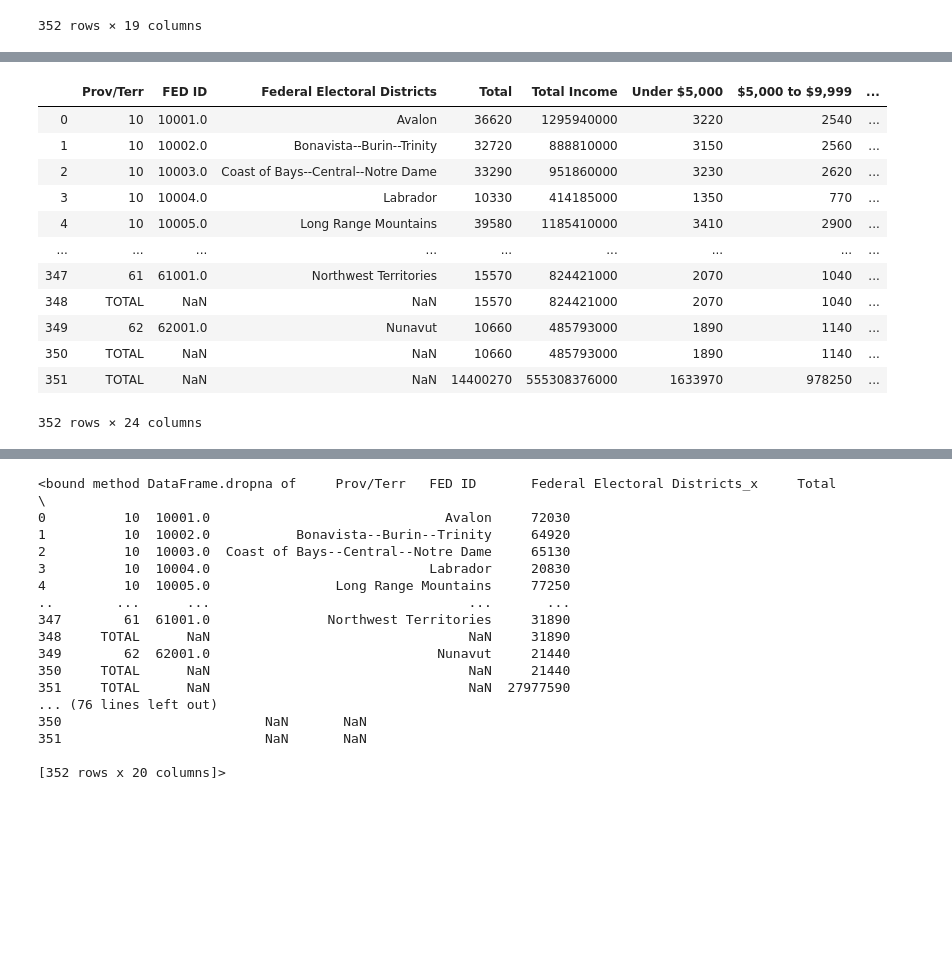
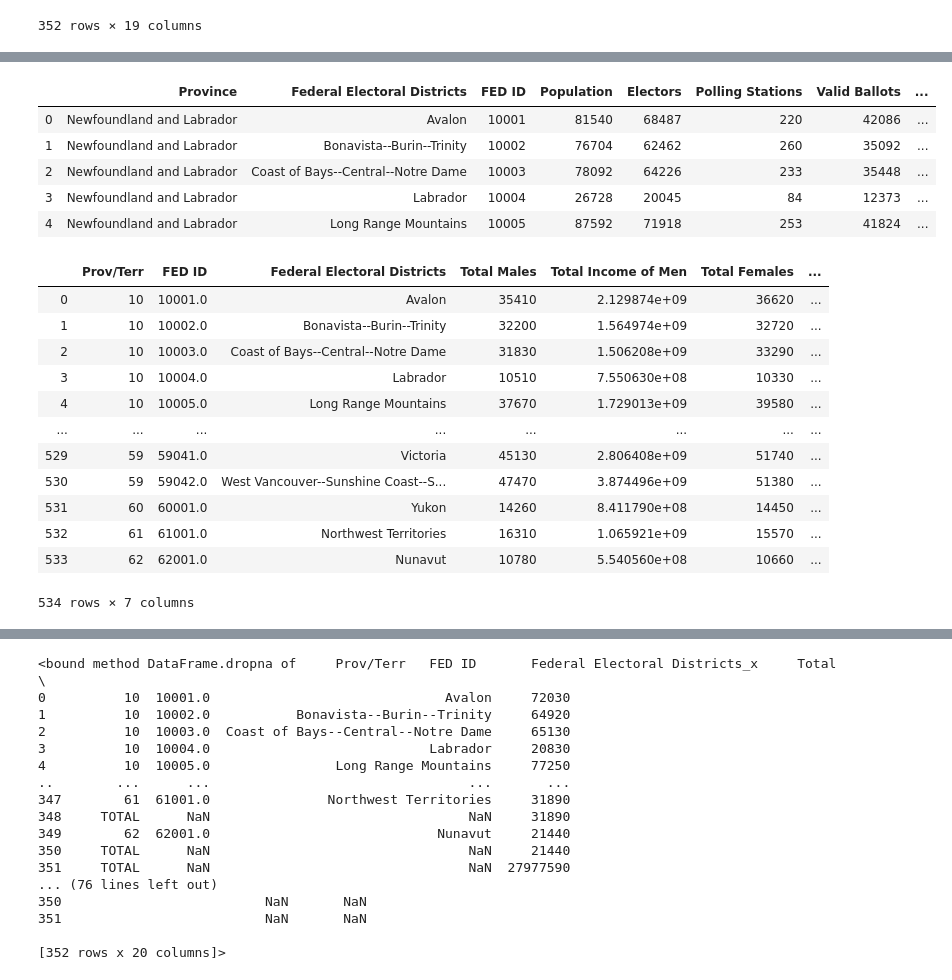
Before and after one commit to bsmirnov12/ABDS-Project-1, a Jupyter notebook: Analysis.ipynb, the cells around one changed output, grey strips where cells are left out. Cells and saved outputs as stored; diff of their text form; code cells hidden in the pictures; blank space fills up the shorter version.

```diff
--- a/Analysis.ipynb
+++ b/Analysis.ipynb
@@ -87,16 +78,29 @@ femalepd2=femalepd[["Prov/Terr", "FED ID", "Federal Electoral Districts", "Total
-# %%
-femalepd2
-# %% [output]
-|  | Prov/Terr | FED ID | Federal Electoral Districts | Total | Total Income | Under $5,000 | $5,000 to $9,999 | ... |
-| 0 | 10 | 10001.0 | Avalon | 36620 | 1295940000 | 3220 | 2540 | ... |
-| 1 | 10 | 10002.0 | Bonavista--Burin--Trinity | 32720 | 888810000 | 3150 | 2560 | ... |
-| 2 | 10 | 10003.0 | Coast of Bays--Central--Notre Dame | 33290 | 951860000 | 3230 | 2620 | ... |
-| 3 | 10 | 10004.0 | Labrador | 10330 | 414185000 | 1350 | 770 | ... |
-| 4 | 10 | 10005.0 | Long Range Mountains | 39580 | 1185410000 | 3410 | 2900 | ... |
-| ... | ... | ... | ... | ... | ... | ... | ... | ... |
-| 347 | 61 | 61001.0 | Northwest Territories | 15570 | 824421000 | 2070 | 1040 | ... |
-| 348 | TOTAL | NaN | NaN | 15570 | 824421000 | 2070 | 1040 | ... |
-| 349 | 62 | 62001.0 | Nunavut | 10660 | 485793000 | 1890 | 1140 | ... |
-| 350 | TOTAL | NaN | NaN | 10660 | 485793000 | 1890 | 1140 | ... |
-| 351 | TOTAL | NaN | NaN | 14400270 | 555308376000 | 1633970 | 978250 | ... |
-352 rows × 24 columns
+# %%
+final_electedpd = pd.read_csv(final_elected)
+final_electedpd2=final_electedpd.iloc[:,[0,1,2,3,4,5,6,7,8,9,10,11,12]]
+final_electedpd2.head()
+# %% [output]
+|  | Province | Federal Electoral Districts | FED ID | Population | Electors | Polling Stations | Valid Ballots | ... |
+| 0 | Newfoundland and Labrador | Avalon | 10001 | 81540 | 68487 | 220 | 42086 | ... |
+| 1 | Newfoundland and Labrador | Bonavista--Burin--Trinity | 10002 | 76704 | 62462 | 260 | 35092 | ... |
+| 2 | Newfoundland and Labrador | Coast of Bays--Central--Notre Dame | 10003 | 78092 | 64226 | 233 | 35448 | ... |
+| 3 | Newfoundland and Labrador | Labrador | 10004 | 26728 | 20045 | 84 | 12373 | ... |
+| 4 | Newfoundland and Labrador | Long Range Mountains | 10005 | 87592 | 71918 | 253 | 41824 | ... |
+# %%
+mergedgender = pd.merge(malepd2, femalepd2, how="inner", on=["FED ID", "Federal Electoral Districts", "Prov/Terr"])
+mergedgenderpd=mergedgender[["Prov/Terr","FED ID","Federal Electoral Districts","Total_x","Total Income_x","Total_y","Total Income_y"]]
+mergedgenderpd.rename(columns={"Total_x" : "Total Males", "Total Income_x" : "Total Income of Men", "Total_y" : "Total Females", "Total Income_y":"Total Income of Women"})
+# %% [output]
+|  | Prov/Terr | FED ID | Federal Electoral Districts | Total Males | Total Income of Men | Total Females | ... |
+| 0 | 10 | 10001.0 | Avalon | 35410 | 2.129874e+09 | 36620 | ... |
+| 1 | 10 | 10002.0 | Bonavista--Burin--Trinity | 32200 | 1.564974e+09 | 32720 | ... |
+| 2 | 10 | 10003.0 | Coast of Bays--Central--Notre Dame | 31830 | 1.506208e+09 | 33290 | ... |
+| 3 | 10 | 10004.0 | Labrador | 10510 | 7.550630e+08 | 10330 | ... |
+| 4 | 10 | 10005.0 | Long Range Mountains | 37670 | 1.729013e+09 | 39580 | ... |
+| ... | ... | ... | ... | ... | ... | ... | ... |
+| 529 | 59 | 59041.0 | Victoria | 45130 | 2.806408e+09 | 51740 | ... |
+| 530 | 59 | 59042.0 | West Vancouver--Sunshine Coast--S... | 47470 | 3.874496e+09 | 51380 | ... |
+| 531 | 60 | 60001.0 | Yukon | 14260 | 8.411790e+08 | 14450 | ... |
+| 532 | 61 | 61001.0 | Northwest Territories | 16310 | 1.065921e+09 | 15570 | ... |
+| 533 | 62 | 62001.0 | Nunavut | 10780 | 5.540560e+08 | 10660 | ... |
+534 rows × 7 columns
```
Also changed, not shown: parts of 43 cells of this notebook, 2 other files.
